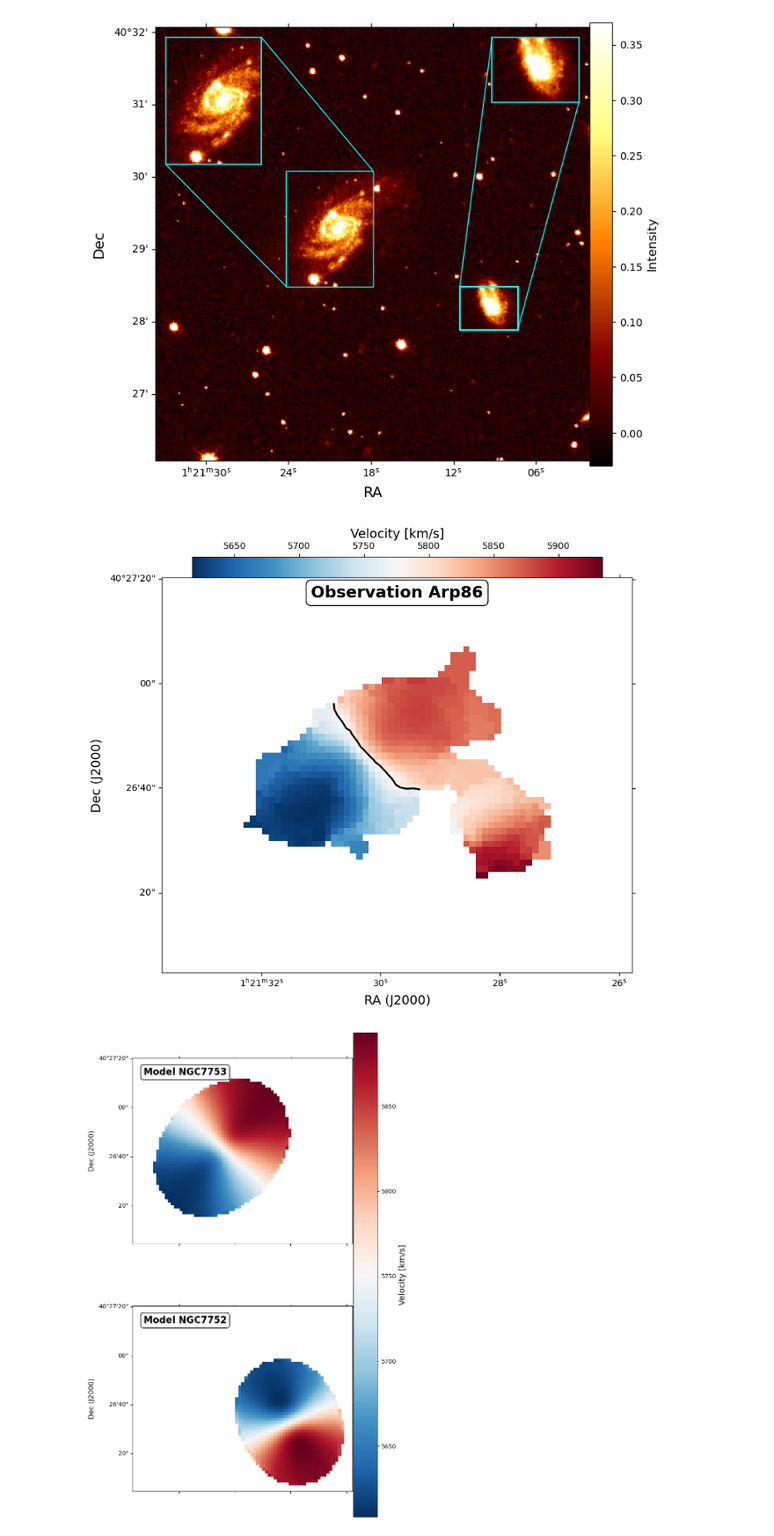
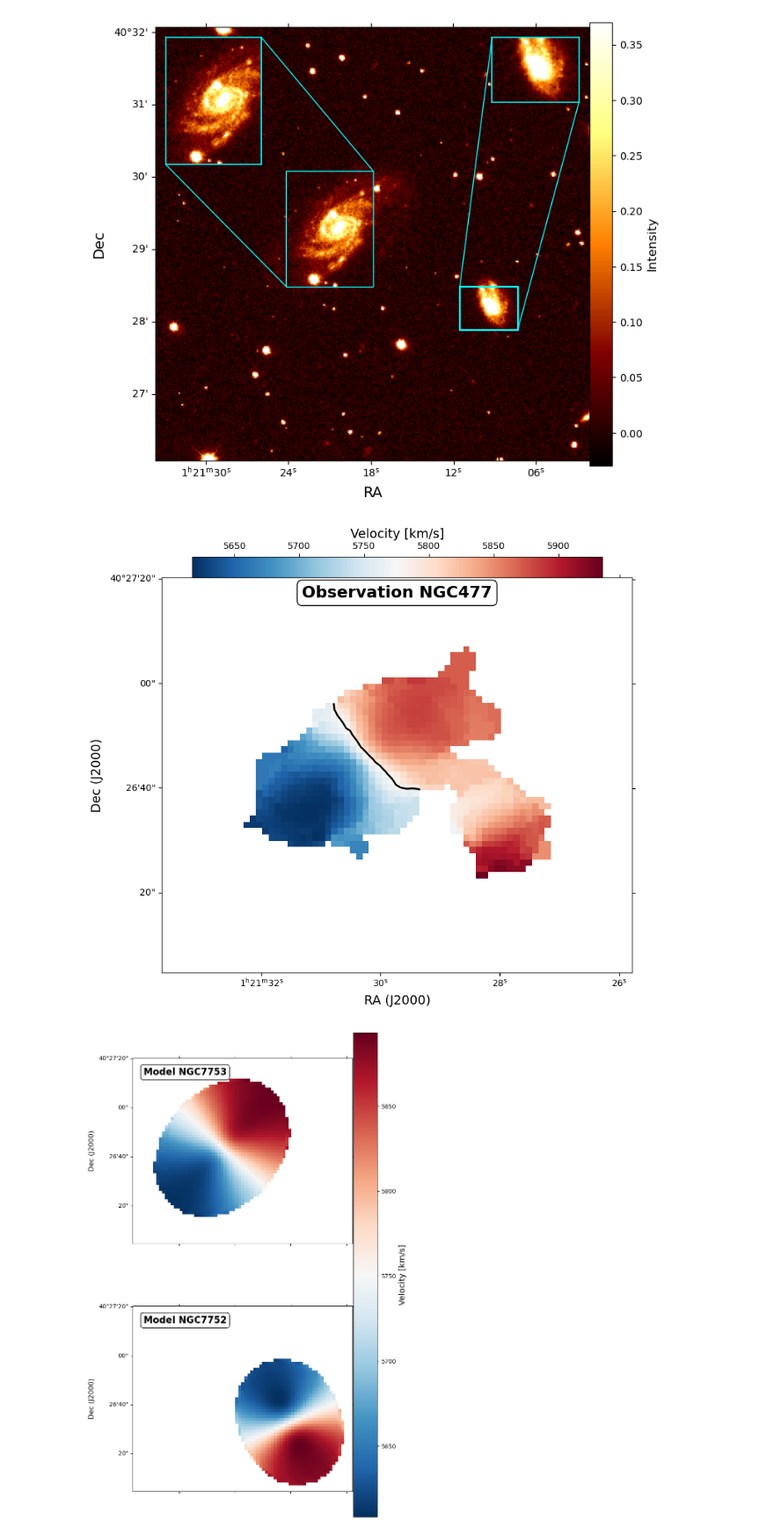
Before and after one commit to AnyelTars/Galaxies-Dynamics-WSRT, a Jupyter notebook: S0121+3848/Residuals/Residual-maps.ipynb, the cells around one changed output. Shown at 88% size. Cells and saved outputs as stored; diff of their text form; code cells hidden in the pictures.

```diff
--- a/S0121+3848/Residuals/Residual-maps.ipynb
+++ b/S0121+3848/Residuals/Residual-maps.ipynb
@@ -316,31 +316,31 @@ data_mom1_second_obs = fits.getdata("/home/angeldavid/Desktop/Fedora/RESEARCH-IN
 # %%
 plt.figure(figsize=(9, 8))
 ax = plt.subplot(111, projection=WCS(header_optical))  # Use WCS for correct RA/Dec
 
 # Moment 1 map (velocity field)
 im = ax.imshow(data_mom1_ngc477_obs, cmap='RdBu_r', origin='lower')
 
 # add the systemic velocity contour
 # Add systemic velocity contour (separating red/blue)
 systemic_velocity = 5770  # km/s - adjust this value for NGC477's systemic velocity
 ax.contour(data_mom1_ngc477_obs, levels=[systemic_velocity], colors='black', linewidths=2, origin='lower')
 
 # Add colorbar
 cbar = plt.colorbar(im, ax=ax, orientation='horizontal', location='top', shrink=0.83, pad=0.001)
 cbar.set_label('Velocity [km/s]', fontsize=14)
 
 # Add label box
-ax.text(0.5, 0.95, 'Observation Arp86', fontsize=18, weight='bold', color='black',
+ax.text(0.5, 0.95, 'Observation NGC477', fontsize=18, weight='bold', color='black',
         bbox=dict(facecolor='white', edgecolor='black', boxstyle='round', pad=0.3),
         transform=ax.transAxes, ha='center')
 
 ax.set_xlabel('RA (J2000)', fontsize=14)
 ax.set_ylabel('Dec (J2000)', fontsize=14)
 plt.tight_layout()
-plt.savefig("ngc477_mom1_obs.png", dpi=300)
+#plt.savefig("ngc477_mom1_obs.png", dpi=300)
 plt.show()
 # %% [output]
-[figure, old version]
+[figure, new version]
 # %%
 fig = plt.figure(figsize=(8, 15))
 
```
Also changed, not shown: parts of 9 cells of this notebook.
